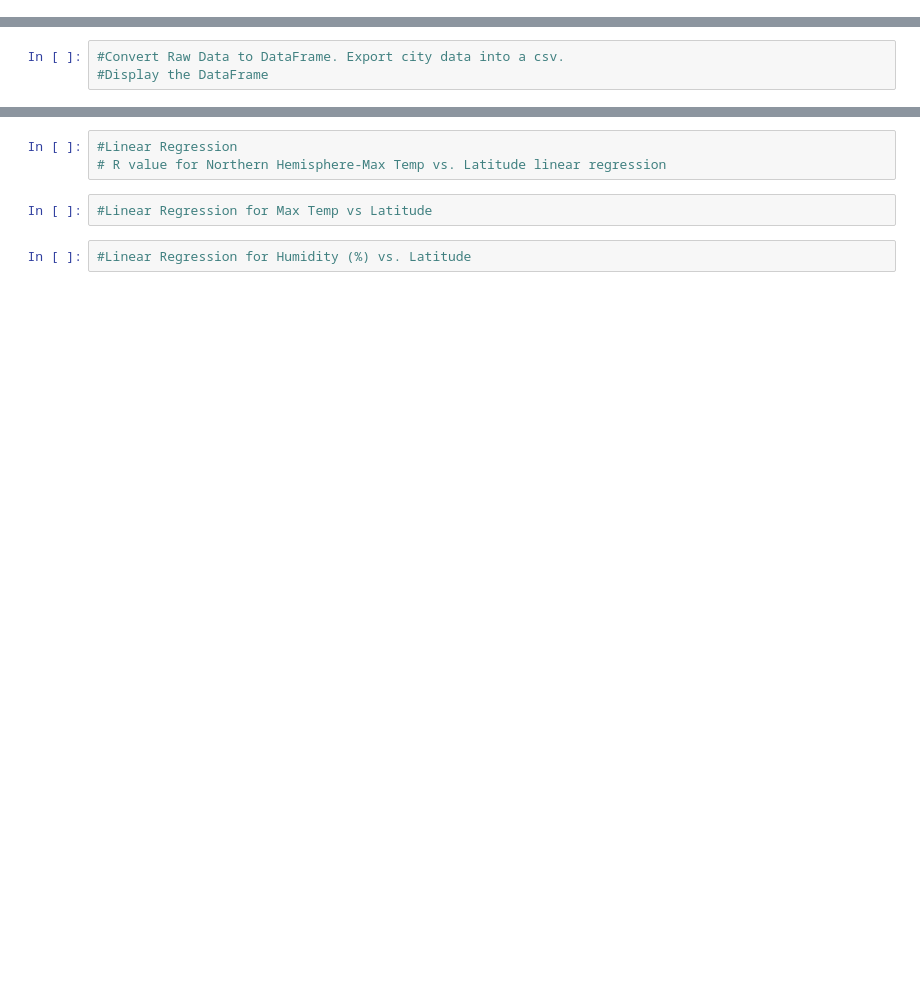
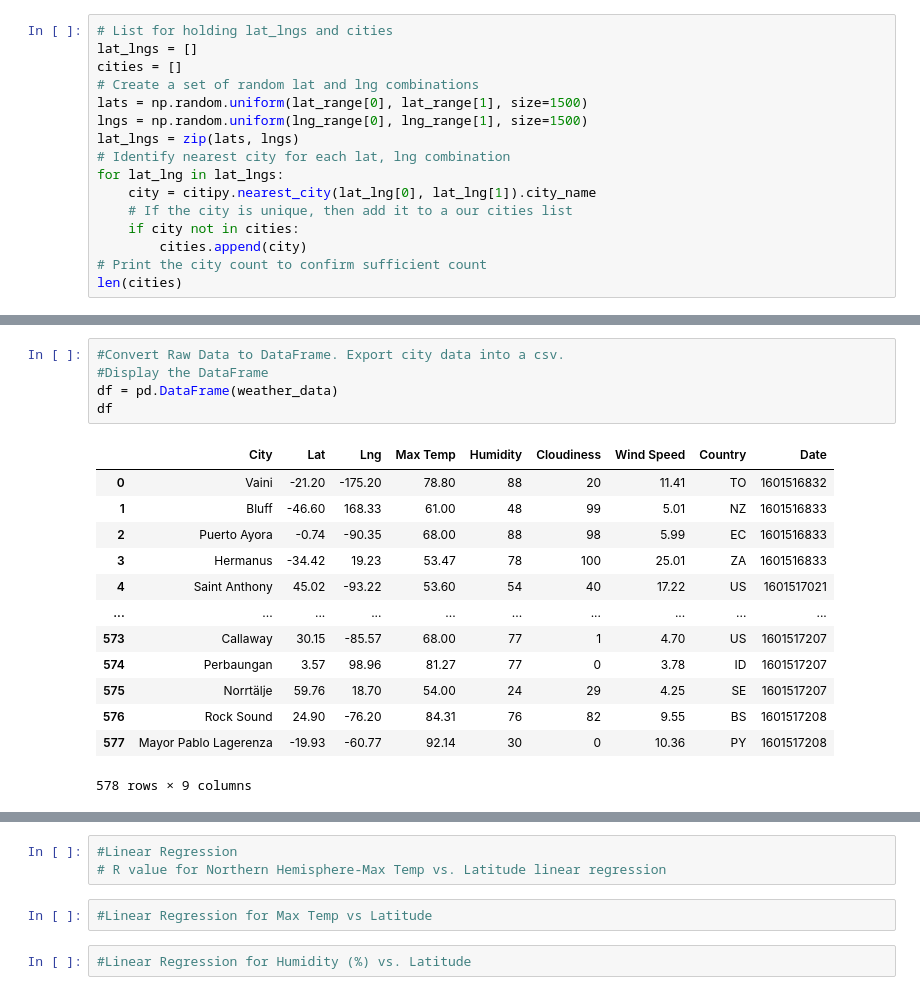
Before and after one commit to mmcbride9598/Python-API-Challenge, a Jupyter notebook: WeatherPyMM.ipynb, the cells around one changed output, grey strips where cells are left out. Cells and saved outputs as stored; diff of their text form; blank space fills up the shorter version.

```diff
--- a/WeatherPyMM.ipynb
+++ b/WeatherPyMM.ipynb
@@ -8,0 +18,16 @@ from config import weather_api_key
+# %%
+# List for holding lat_lngs and cities
+lat_lngs = []
+cities = []
+# Create a set of random lat and lng combinations
+lats = np.random.uniform(lat_range[0], lat_range[1], size=1500)
+lngs = np.random.uniform(lng_range[0], lng_range[1], size=1500)
+lat_lngs = zip(lats, lngs)
+# Identify nearest city for each lat, lng combination
+for lat_lng in lat_lngs:
+    city = citipy.nearest_city(lat_lng[0], lat_lng[1]).city_name
+    # If the city is unique, then add it to a our cities list
+    if city not in cities:
+        cities.append(city)
+# Print the city count to confirm sufficient count
+len(cities)
@@ -18,3 +86,19 @@ query_url = f"{url}appid={weather_api_key}&units={units}&q="
 # %%
 #Convert Raw Data to DataFrame. Export city data into a csv.
 #Display the DataFrame
+df = pd.DataFrame(weather_data)
+df
+# %% [output]
+|  | City | Lat | Lng | Max Temp | Humidity | Cloudiness | Wind Speed | Country | Date |
+| 0 | Vaini | -21.20 | -175.20 | 78.80 | 88 | 20 | 11.41 | TO | 1601516832 |
+| 1 | Bluff | -46.60 | 168.33 | 61.00 | 48 | 99 | 5.01 | NZ | 1601516833 |
+| 2 | Puerto Ayora | -0.74 | -90.35 | 68.00 | 88 | 98 | 5.99 | EC | 1601516833 |
+| 3 | Hermanus | -34.42 | 19.23 | 53.47 | 78 | 100 | 25.01 | ZA | 1601516833 |
+| 4 | Saint Anthony | 45.02 | -93.22 | 53.60 | 54 | 40 | 17.22 | US | 1601517021 |
+| ... | ... | ... | ... | ... | ... | ... | ... | ... | ... |
+| 573 | Callaway | 30.15 | -85.57 | 68.00 | 77 | 1 | 4.70 | US | 1601517207 |
+| 574 | Perbaungan | 3.57 | 98.96 | 81.27 | 77 | 0 | 3.78 | ID | 1601517207 |
+| 575 | Norrtälje | 59.76 | 18.70 | 54.00 | 24 | 29 | 4.25 | SE | 1601517207 |
+| 576 | Rock Sound | 24.90 | -76.20 | 84.31 | 76 | 82 | 9.55 | BS | 1601517208 |
+| 577 | Mayor Pablo Lagerenza | -19.93 | -60.77 | 92.14 | 30 | 0 | 10.36 | PY | 1601517208 |
+578 rows × 9 columns
```
Also changed, not shown: parts of 15 cells of this notebook.
